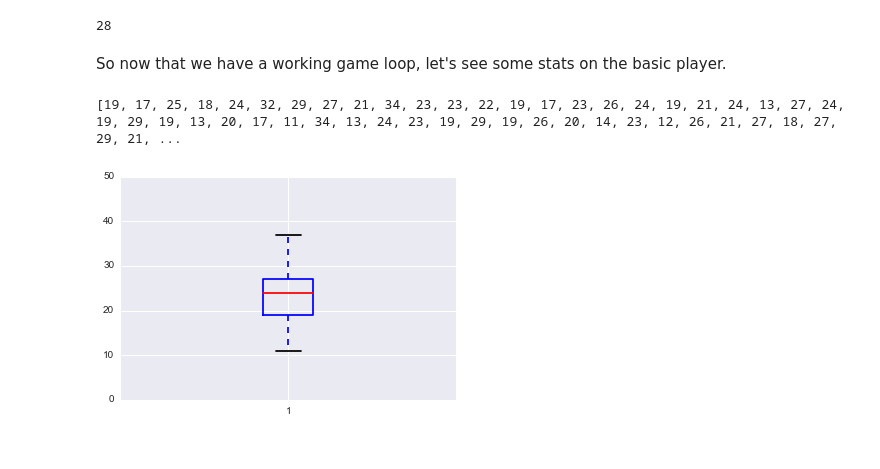
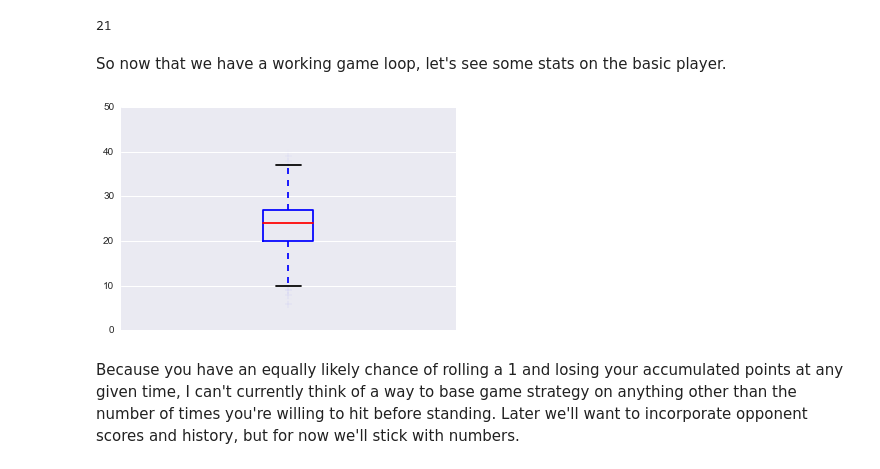
Before and after one commit to gordonfierce/some-pig, a Jupyter notebook: Pig Analysis.ipynb, the cells around one changed output. Cells and saved outputs as stored; diff of their text form; code cells hidden in the pictures.

Commit message:
Assess n-roll strategy.

```diff
--- a/Pig Analysis.ipynb
+++ b/Pig Analysis.ipynb
@@ -40,46 +39,52 @@ class Game():
 
     def play(self):
         for _ in range(self.length):
-            roll = diceroll()
+            total_roll = 0
+            total_roll += diceroll()
+            num_rolls = 1
             rolled_one = False
-            if roll is 1:
+            if total_roll is 1:
                 continue
-            while self.player.hit_or_stand(roll) is "hit":
+            while self.player.hit_or_stand(total_roll, num_rolls) == "hit":
                 new_roll = diceroll()
+                num_rolls += 1
                 if new_roll is 1:
                     rolled_one = True
                     break
-                roll += new_roll
+                total_roll += new_roll
             if not rolled_one:
-                self.player.score += roll
+                self.player.score += total_roll
         return self.player.score
 
     def reset_game(self):
         self.player.reset_score()
 # %%
-my_player = Player()
-my_game = Game(my_player)
+my_basic_player = Player()
+my_basic_game = Game(my_basic_player)
 result = my_game.play()
 print(result)
 my_game.reset_game()
 # %% [output]
-28
+21
 # %% [markdown]
 So now that we have a working game loop, let's see some stats on the basic player.
-# %%
-basic_player_game_results = []
-my_game.reset_game()
-for _ in range(200):
-    basic_player_game_results.append(my_game.play())
-    my_game.reset_game()
-
-print(basic_player_game_results)
-# %% [output]
-[19, 17, 25, 18, 24, 32, 29, 27, 21, 34, 23, 23, 22, 19, 17, 23, 26, 24, 19, 21, 24, 13, 27, 24, 19, 29, 19, 13, 20, 17, 11, 34, 13, 24, 23, 19, 29, 19, 26, 20, 14, 23, 12, 26, 21, 27, 18, 27, 29, 21, ...
+# %%
+def run_n_trials(game, n=5000):
+    player_game_results = []
+    game.reset_game()
+    for _ in range(n):
+        player_game_results.append(game.play())
+        game.reset_game()
+    return player_game_results
+basic_player_game_results = run_n_trials(my_basic_game)
+#print(basic_player_game_results)
 # %%
 plt.boxplot(basic_player_game_results)
 ymin, ymax = plt.ylim()
 plt.ylim(0, ymax + 10)
+plt.xticks(range(1), "Basic")
 plt.show()
 # %% [output]
-[figure, old version]
+[figure, new version]
+# %% [markdown]
+Because you have an equally likely chance of rolling a 1 and losing your accumulated points at any given time, I can't currently think of a way to base game strategy on anything other than the number of times you're willing to hit before standing. Later we'll want to incorporate opponent scores and history, but for now we'll stick with numbers.
```
Also changed, not shown: parts of 21 cells of this notebook.
